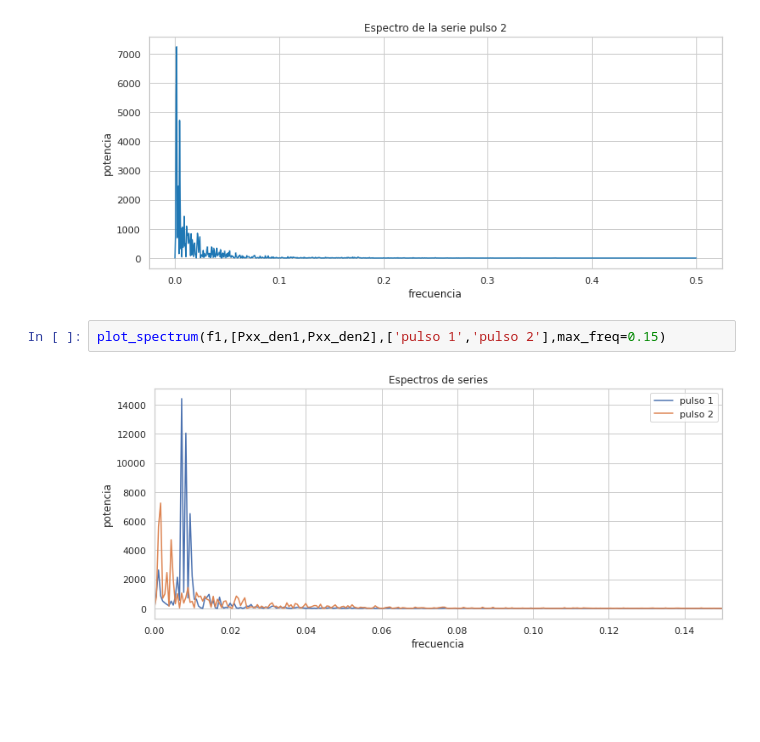
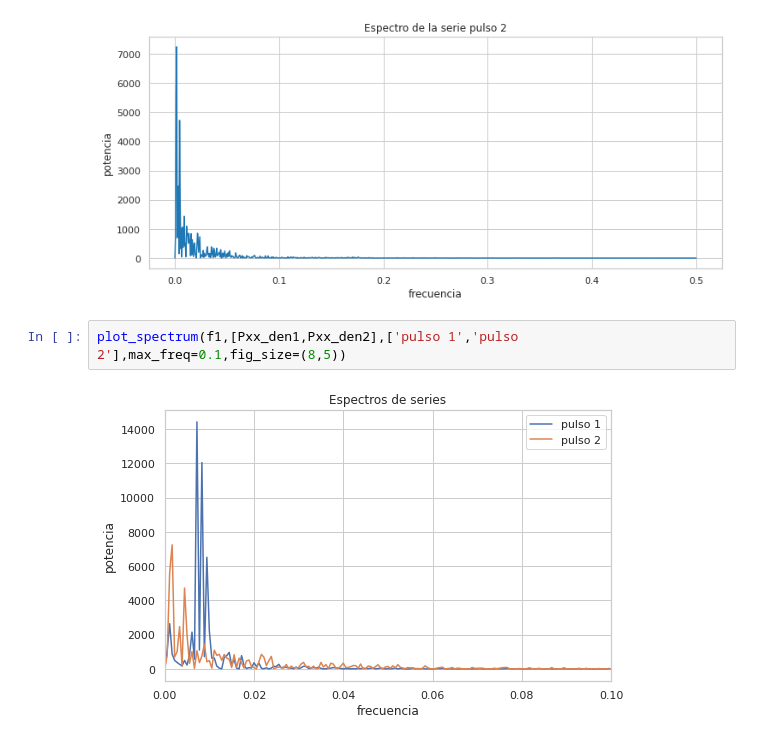
Before and after one commit to camilocarvajalreyes/tareas-MDS7204, a Jupyter notebook: unidad_1/tarea_2/periodograma.ipynb, the cells around one changed output. Saved outputs shown, nothing was run; the diff lists cells and outputs as text; blank space fills up the shorter version.

```diff
--- a/unidad_1/tarea_2/periodograma.ipynb
+++ b/unidad_1/tarea_2/periodograma.ipynb
@@ -40,6 +56,6 @@ plot_spectrum(f2,Pxx_den2,'pulso 2',log=False)
 # %% [output]
 [figure]
 # %%
-plot_spectrum(f1,[Pxx_den1,Pxx_den2],['pulso 1','pulso 2'],max_freq=0.15)
+plot_spectrum(f1,[Pxx_den1,Pxx_den2],['pulso 1','pulso 2'],max_freq=0.1,fig_size=(8,5))
 # %% [output]
-[figure, old version]
+[figure, new version]
```
Also changed, not shown: parts of 5 cells of this notebook, 1 other file.
